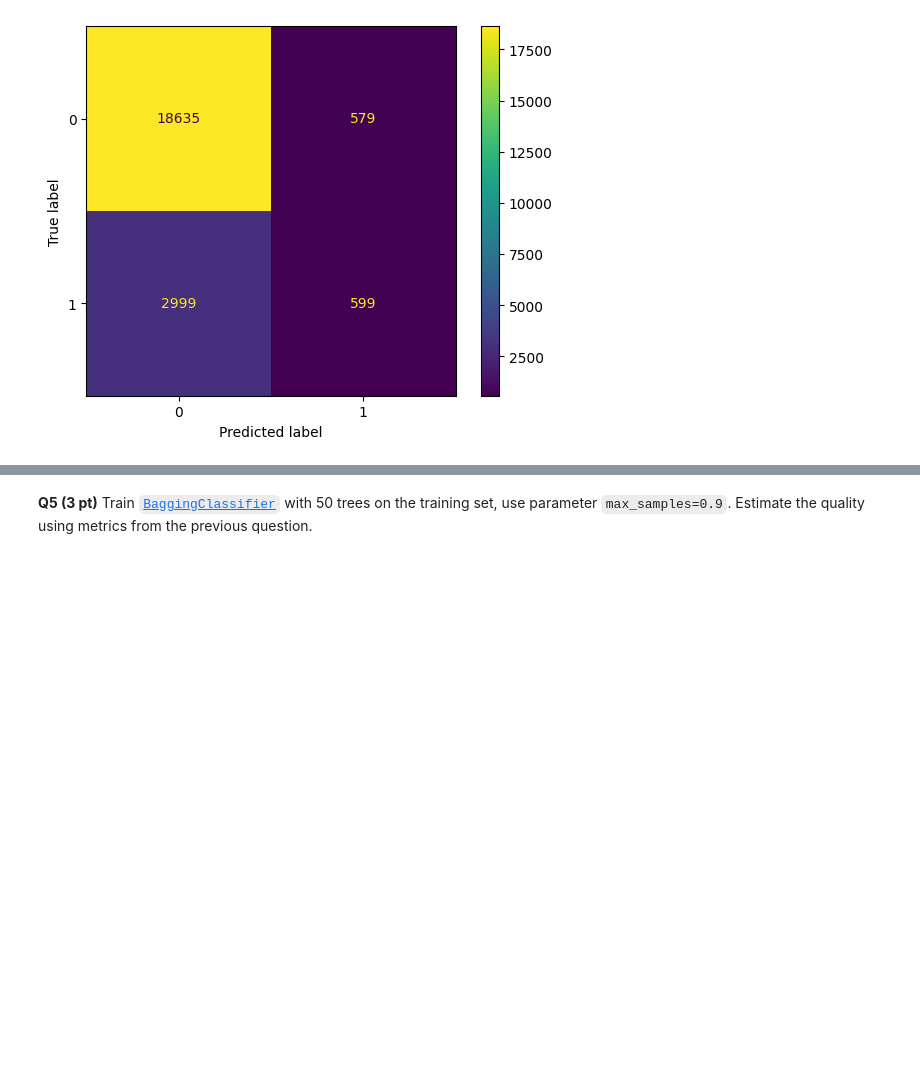
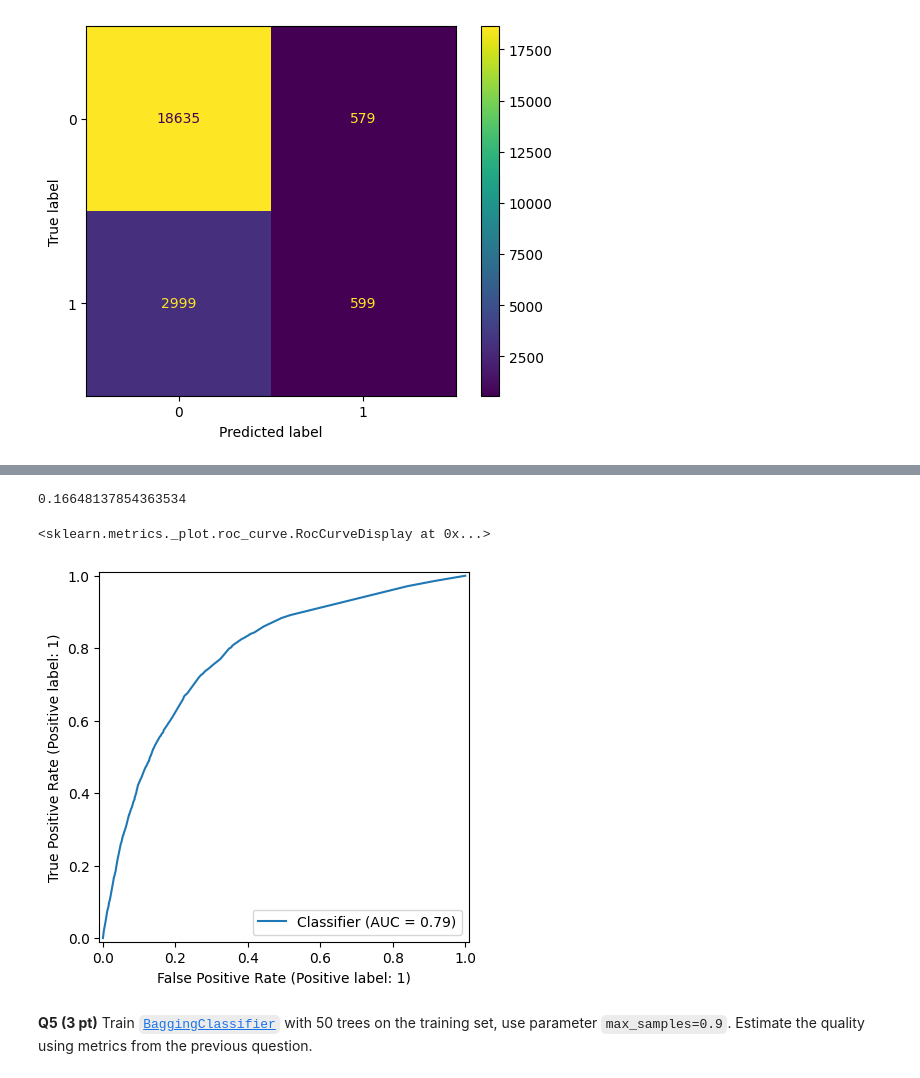
Before and after one commit to Joseppi007/MachineLearningRubbish, a Jupyter notebook: 2025_spring/Week08_DT/HW7.ipynb, the cells around one changed output, grey strips where cells are left out. Cells and saved outputs as stored; diff of their text form; code cells hidden in the pictures; blank space fills up the shorter version.

```diff
--- a/2025_spring/Week08_DT/HW7.ipynb
+++ b/2025_spring/Week08_DT/HW7.ipynb
@@ -205,7 +208,12 @@ ConfusionMatrixDisplay.from_predictions(y_test, tree.predict(X_test_transformed)
 # %%
-#recall_score(y_test, clf.best_estimator_.predict(X_test_transformed))
+recall_score(y_test, tree.predict(X_test_transformed))
+# %% [output]
+0.16648137854363534
 # %%
-#RocCurveDisplay.from_predictions(y_test, clf.best_estimator_.predict_proba(X_test_transformed)[:,1])
+RocCurveDisplay.from_predictions(y_test, tree.predict_proba(X_test_transformed)[:,1])
+# %% [output]
+<sklearn.metrics._plot.roc_curve.RocCurveDisplay at 0x...>
+[figure, added]
 # %% [markdown]
 **Q5 (3 pt)** Train [`BaggingClassifier`](https://scikit-learn.org/stable/modules/generated/sklearn.ensemble.BaggingClassifier.html) with 50 trees on the training set, use parameter `max_samples=0.9`. Estimate the quality using metrics from the previous question.
 # %% [markdown]
```
Also changed, not shown: parts of 1 cell of this notebook.
